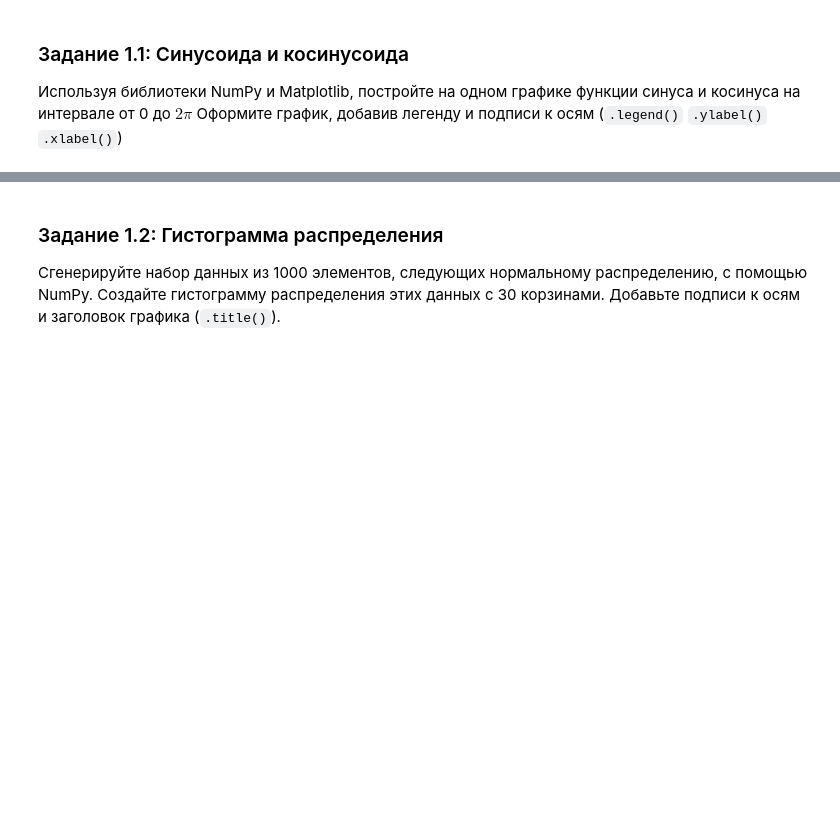
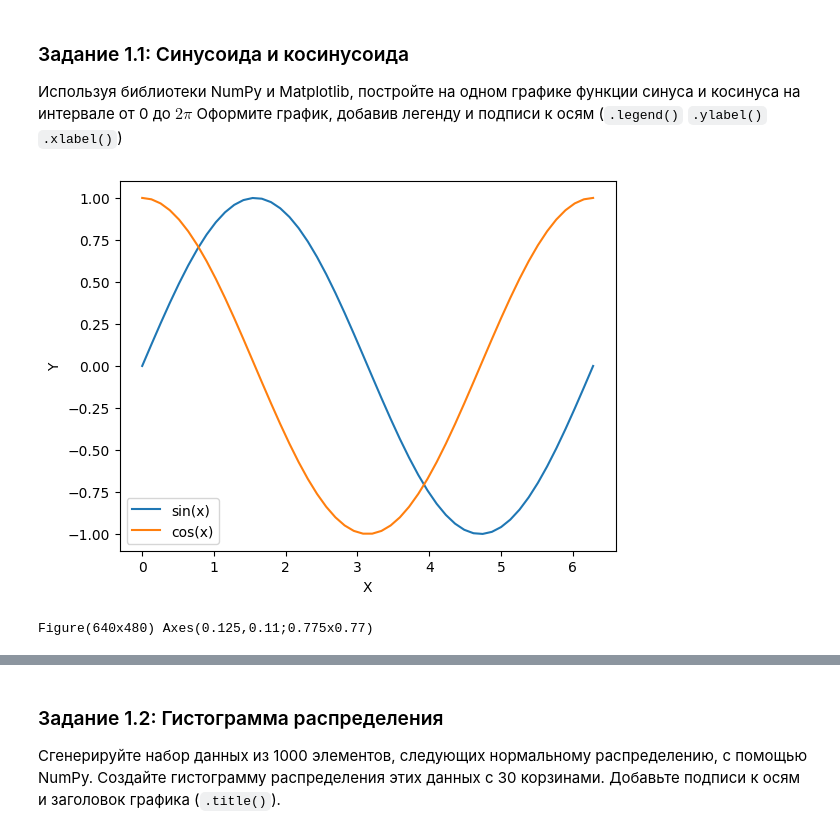
Before and after one commit to maxfraid/compmathsystem, a Jupyter notebook: Копия_блокнота_"Практическая_работа_№3_Matplotlib_Plotly_ipynb".ipynb, the cells around one changed output, grey strips where cells are left out. Saved outputs shown, nothing was run; the diff lists cells and outputs as text; code cells hidden in the pictures; blank space fills up the shorter version.

```diff
--- a/Копия_блокнота_"Практическая_работа_№3_Matplotlib_Plotly_ipynb".ipynb
+++ b/Копия_блокнота_"Практическая_работа_№3_Matplotlib_Plotly_ipynb".ipynb
@@ -21,3 +19,25 @@
+# %%
+import numpy as np
+import matplotlib.pyplot as plt
+
+x = np.linspace(0, 2 * np.pi)
+y_sin = np.sin(x)
+y_cos = np.cos(x)
+
+fig, axs = plt.subplots(nrows=1, ncols=1)
+
+axs.plot(x, y_sin, label="sin(x)")
+axs.plot(x, y_cos, label="cos(x)")
+
+axs.legend()
+
+axs.set_xlabel("X")
+axs.set_ylabel("Y")
+
+plt.show()
+# %% [output]
+[figure, added]
+Figure(640x480) Axes(0.125,0.11;0.775x0.77)
 # %% [markdown]
 ![image.png](embedded-picture-1)
 # %% [markdown]
```
Also changed, not shown: parts of 33 cells of this notebook.
